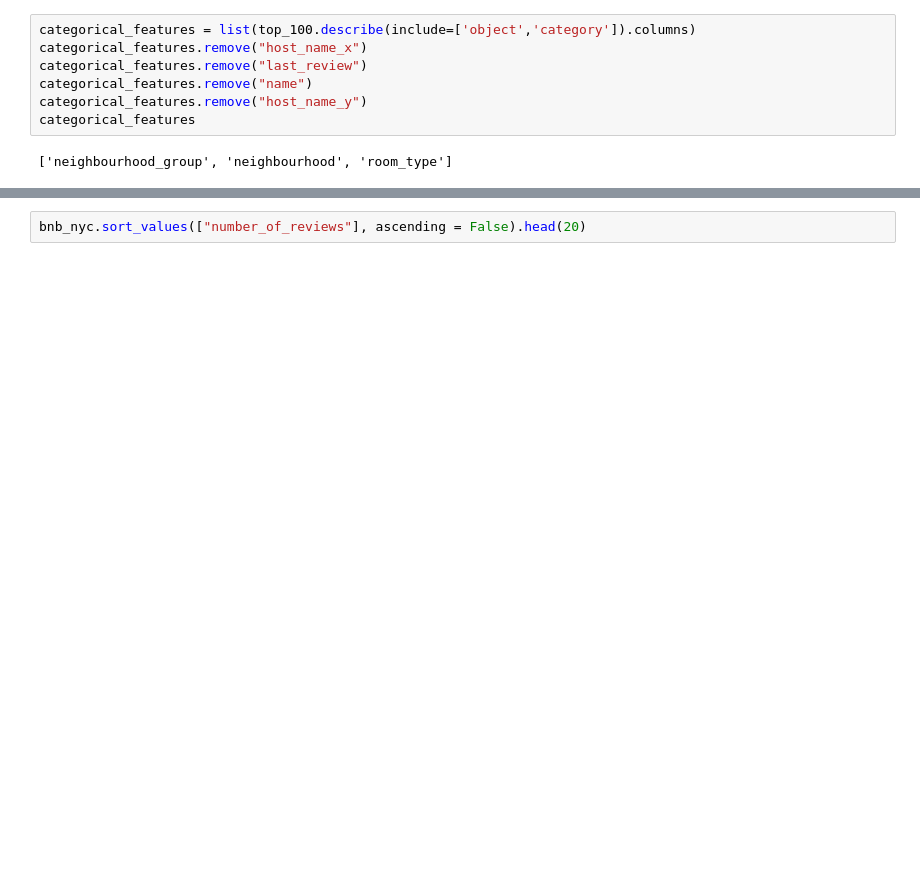
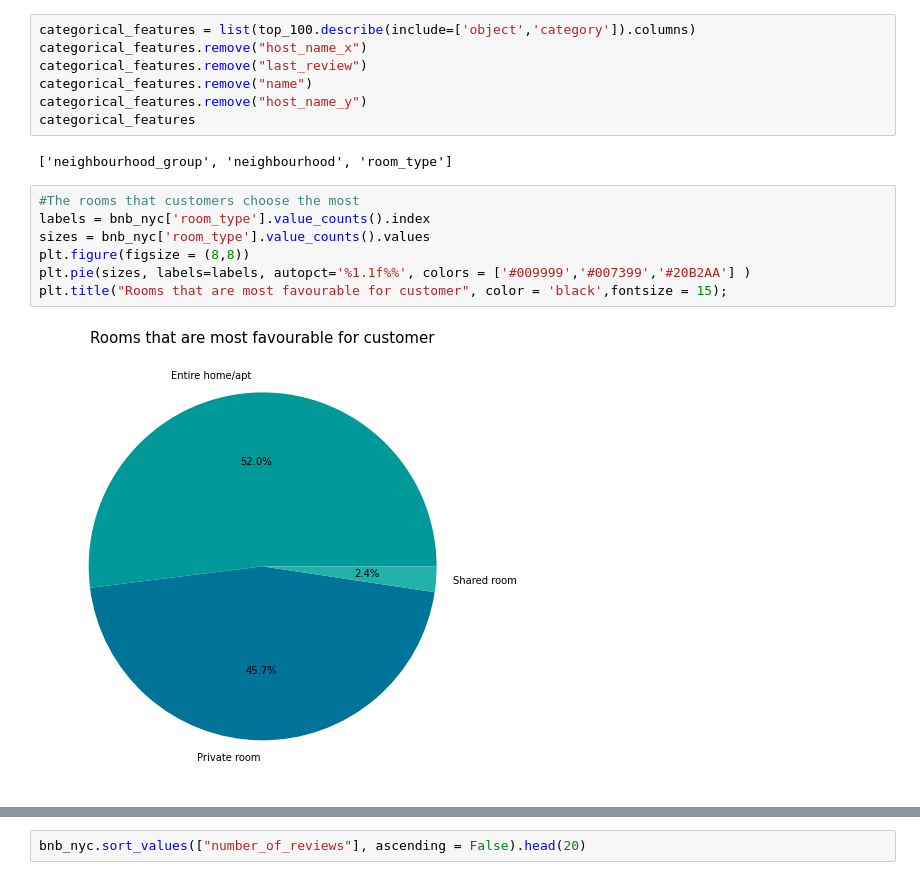
Before and after one commit to Pranit07G/PG-AlmaBetter-EDA-AirBNB-NYC, a Jupyter notebook: Airbnb_Bookings_Analysis_Capstone_Project.ipynb, the cells around one changed output, grey strips where cells are left out. Saved outputs shown, nothing was run; the diff lists cells and outputs as text; blank space fills up the shorter version.

```diff
--- a/Airbnb_Bookings_Analysis_Capstone_Project.ipynb
+++ b/Airbnb_Bookings_Analysis_Capstone_Project.ipynb
@@ -187,3 +174,12 @@ categorical_features.remove("host_name_y")
 categorical_features
 # %% [output]
 ['neighbourhood_group', 'neighbourhood', 'room_type']
+# %%
+#The rooms that customers choose the most
+labels = bnb_nyc['room_type'].value_counts().index
+sizes = bnb_nyc['room_type'].value_counts().values
+plt.figure(figsize = (8,8))
+plt.pie(sizes, labels=labels, autopct='%1.1f%%', colors = ['#009999','#007399','#20B2AA'] )
+plt.title("Rooms that are most favourable for customer", color = 'black',fontsize = 15);
+# %% [output]
+[figure, added]
```
Also changed, not shown: parts of 23 cells of this notebook.
